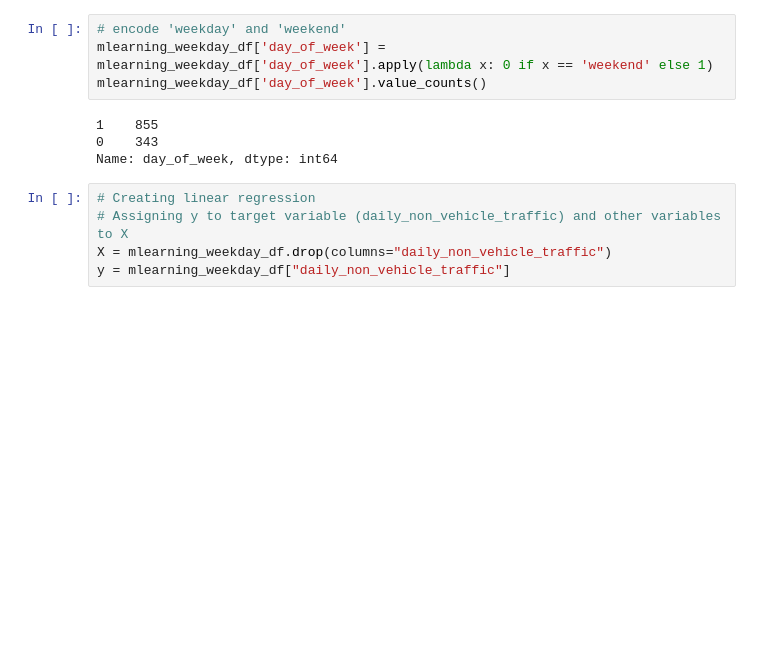
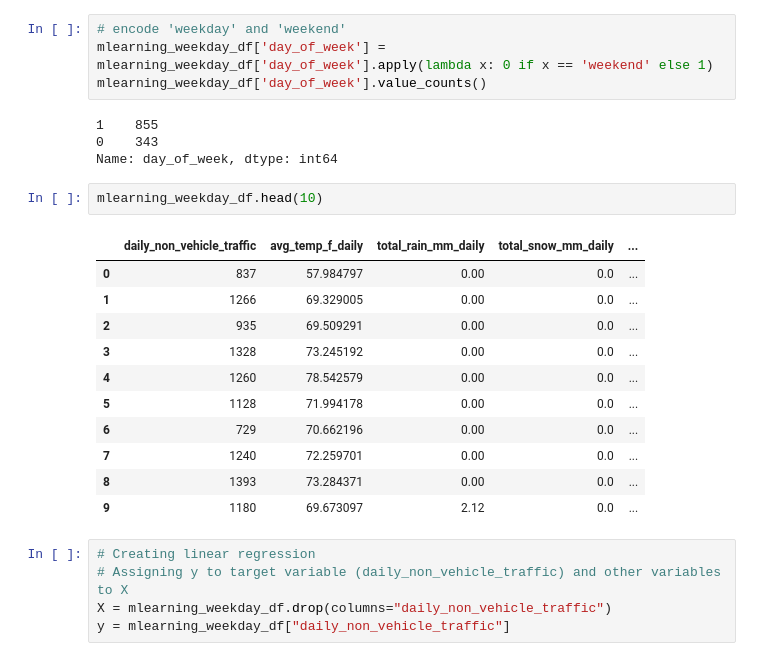
Before and after one commit to mhertel278/Data_Bootcamp_Capstone_Project, a Jupyter notebook: Balaszi_Segment2_MachineLearningModel.ipynb, the cells around one changed output. Cells and saved outputs as stored; diff of their text form; blank space fills up the shorter version.

```diff
--- a/Balaszi_Segment2_MachineLearningModel.ipynb
+++ b/Balaszi_Segment2_MachineLearningModel.ipynb
@@ -547,6 +545,20 @@ mlearning_weekday_df['day_of_week'].value_counts()
 1    855
 0    343
 Name: day_of_week, dtype: int64
+# %%
+mlearning_weekday_df.head(10)
+# %% [output]
+|  | daily_non_vehicle_traffic | avg_temp_f_daily | total_rain_mm_daily | total_snow_mm_daily | ... |
+| 0 | 837 | 57.984797 | 0.00 | 0.0 | ... |
+| 1 | 1266 | 69.329005 | 0.00 | 0.0 | ... |
+| 2 | 935 | 69.509291 | 0.00 | 0.0 | ... |
+| 3 | 1328 | 73.245192 | 0.00 | 0.0 | ... |
+| 4 | 1260 | 78.542579 | 0.00 | 0.0 | ... |
+| 5 | 1128 | 71.994178 | 0.00 | 0.0 | ... |
+| 6 | 729 | 70.662196 | 0.00 | 0.0 | ... |
+| 7 | 1240 | 72.259701 | 0.00 | 0.0 | ... |
+| 8 | 1393 | 73.284371 | 0.00 | 0.0 | ... |
+| 9 | 1180 | 69.673097 | 2.12 | 0.0 | ... |
 # %%
 # Creating linear regression
 # Assigning y to target variable (daily_non_vehicle_traffic) and other variables to X
```
Also changed, not shown: parts of 2 cells of this notebook.
